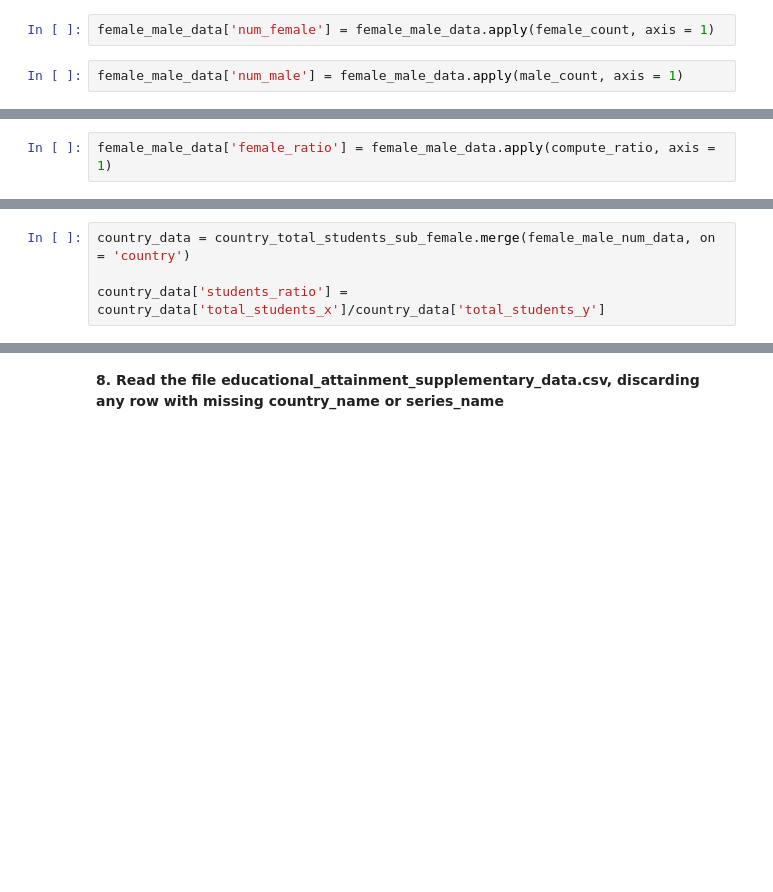
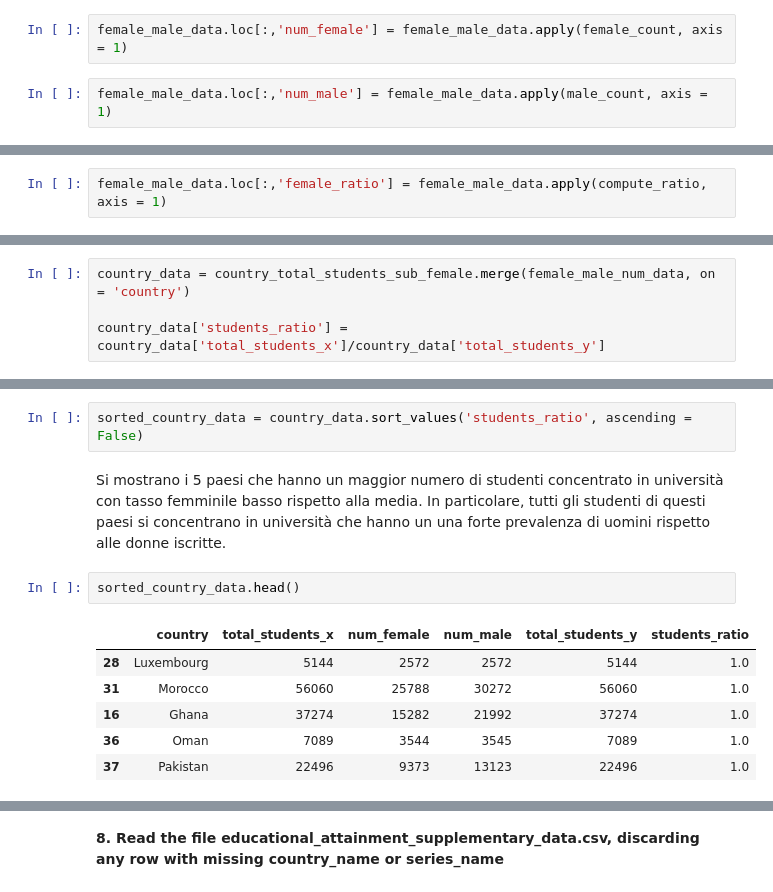
Before and after one commit to martinotenconi/Foundations-of-Computer-Science, a Jupyter notebook: FoCS.ipynb, the cells around one changed output, grey strips where cells are left out. Cells and saved outputs as stored; diff of their text form; blank space fills up the shorter version.

```diff
--- a/FoCS.ipynb
+++ b/FoCS.ipynb
@@ -301,9 +362,9 @@ def male_count(row):
     n_male = total_number - female_number
     return n_male
 # %%
-female_male_data['num_female'] = female_male_data.apply(female_count, axis = 1)
+female_male_data.loc[:,'num_female'] = female_male_data.apply(female_count, axis = 1)
 # %%
-female_male_data['num_male'] = female_male_data.apply(male_count, axis = 1)
+female_male_data.loc[:,'num_male'] = female_male_data.apply(male_count, axis = 1)
 # %% [markdown]
 Si raggruppa quindi per paese e si somma il numero di uomini e di donne iscritti all'università per ciascuna nazione.
 # %%
@@ -342,7 +403,7 @@ def compute_ratio(row):
 # %% [markdown]
 Si applica questa funzione a tutte le righe del dataset *female_male_data*
 # %%
-female_male_data['female_ratio'] = female_male_data.apply(compute_ratio, axis = 1)
+female_male_data.loc[:,'female_ratio'] = female_male_data.apply(compute_ratio, axis = 1)
 # %% [markdown]
 Si calcola il valore medio di tale rapporto su tutte le righe del dataset e si estraggono dal dataset tutte e sole le università che hanno un rapporto donne-uomini inferiore a quello medio.
 # %%
@@ -430,3 +522,16 @@ country_data
 | 54 | United Arab Emirates | 5226 | 9516 | 4931 | 14447 | 0.361736 |
 | 55 | United Kingdom | 760463 | 711814 | 613028 | 1324842 | 0.574003 |
 | 56 | United States of America | 2565511 | 1601453 | 1556322 | 3157775 | 0.812443 |
+# %%
+sorted_country_data = country_data.sort_values('students_ratio', ascending = False)
+# %% [markdown]
+Si mostrano i 5 paesi che hanno un maggior numero di studenti concentrato in università con tasso femminile basso rispetto alla media. In particolare, tutti gli studenti di questi paesi si concentrano in università che hanno un una forte prevalenza di uomini rispetto alle donne iscritte.
+# %%
+sorted_country_data.head()
+# %% [output]
+|  | country | total_students_x | num_female | num_male | total_students_y | students_ratio |
+| 28 | Luxembourg | 5144 | 2572 | 2572 | 5144 | 1.0 |
+| 31 | Morocco | 56060 | 25788 | 30272 | 56060 | 1.0 |
+| 16 | Ghana | 37274 | 15282 | 21992 | 37274 | 1.0 |
+| 36 | Oman | 7089 | 3544 | 3545 | 7089 | 1.0 |
+| 37 | Pakistan | 22496 | 9373 | 13123 | 22496 | 1.0 |
```
Also changed, not shown: parts of 23 cells of this notebook.
